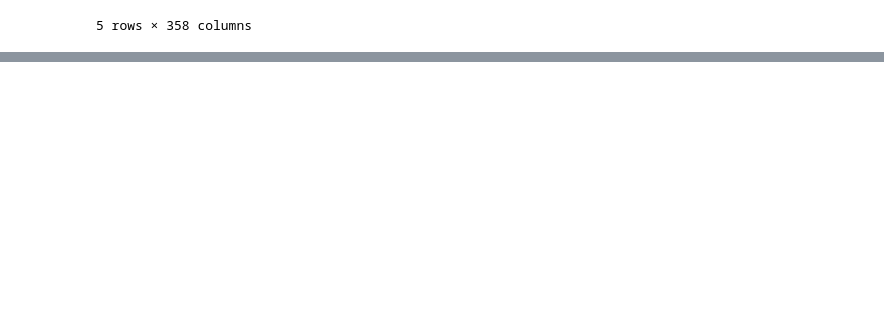
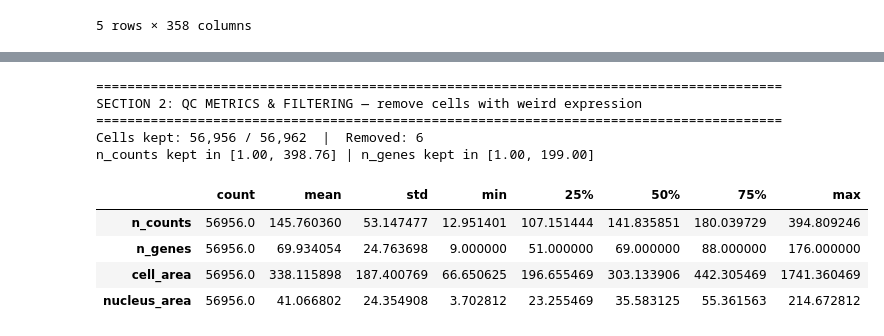
Before and after one commit to epfl-ada/ada-2025-project-adastraperaspera, a Jupyter notebook: results.ipynb, the cells around one changed output, grey strips where cells are left out. Saved outputs shown, nothing was run; the diff lists cells and outputs as text; code cells hidden in the pictures; blank space fills up the shorter version.

```diff
--- a/results.ipynb
+++ b/results.ipynb
@@ -166,0 +195,19 @@ plot_top_spatial_genes(
+# %%
+from scipy.stats import skew, kurtosis
+import pandas as pd
+import numpy as np
+from src.scripts.preprocessing.partition import split_meta_vs_genes, DEFAULT_META_COLS
+
+print("\n" + "="*88)
+print("SECTION 1: COLUMN PARTITION — meta vs. gene features")
+print("="*88)
+
+df = pd.read_csv("src/data/Xenium_V1_FFPE_TgCRND8_17_9_months/combined.csv")
+
+num_cols = df.select_dtypes(include=[np.number]).columns.tolist()
+gene_cols = [c for c in num_cols if c not in DEFAULT_META_COLS]
+
+meta, genes, info = split_meta_vs_genes(df, meta_cols=DEFAULT_META_COLS)
+print(f"Numeric columns: {info['n_numeric']}")
+print(f"Gene feature columns: {info['n_genes']}")
+print("Sample gene columns:", list(genes.columns[:10]))
@@ -166,0 +221,32 @@ plot_top_spatial_genes(
+# %%
+print("\n" + "="*88)
+print("SECTION 2: QC METRICS & FILTERING — remove cells with weird expression")
+print("="*88)
+
+from src.scripts.preprocessing.partition import filter_cells_iqr
+df_clean, mask, bounds, nums, desc = filter_cells_iqr(
+    df,
+    gene_cols=gene_cols,
+    area_col="cell_area",
+    nucleus_col="nucleus_area",
+    iqr_mult=3.0,
+)
+
+print(f"Cells kept: {nums['kept']:,} / {nums['total']:,}  |  Removed: {nums['removed']:,}")
+print(
+    f"n_counts kept in [{bounds.lo_counts:,.2f}, {bounds.hi_counts:,.2f}] | "
+    f"n_genes kept in [{bounds.lo_genes:,.2f}, {bounds.hi_genes:,.2f}]"
+)
+
+display(desc)
+# %% [output]
+========================================================================================
+SECTION 2: QC METRICS & FILTERING — remove cells with weird expression
+========================================================================================
+Cells kept: 56,956 / 56,962  |  Removed: 6
+n_counts kept in [1.00, 398.76] | n_genes kept in [1.00, 199.00]
+|  | count | mean | std | min | 25% | 50% | 75% | max |
+| n_counts | 56956.0 | 145.760360 | 53.147477 | 12.951401 | 107.151444 | 141.835851 | 180.039729 | 394.809246 |
+| n_genes | 56956.0 | 69.934054 | 24.763698 | 9.000000 | 51.000000 | 69.000000 | 88.000000 | 176.000000 |
+| cell_area | 56956.0 | 338.115898 | 187.400769 | 66.650625 | 196.655469 | 303.133906 | 442.305469 | 1741.360469 |
+| nucleus_area | 56956.0 | 41.066802 | 24.354908 | 3.702812 | 23.255469 | 35.583125 | 55.361563 | 214.672812 |
```
Also changed, not shown: parts of 12 cells of this notebook, 5 other files.
